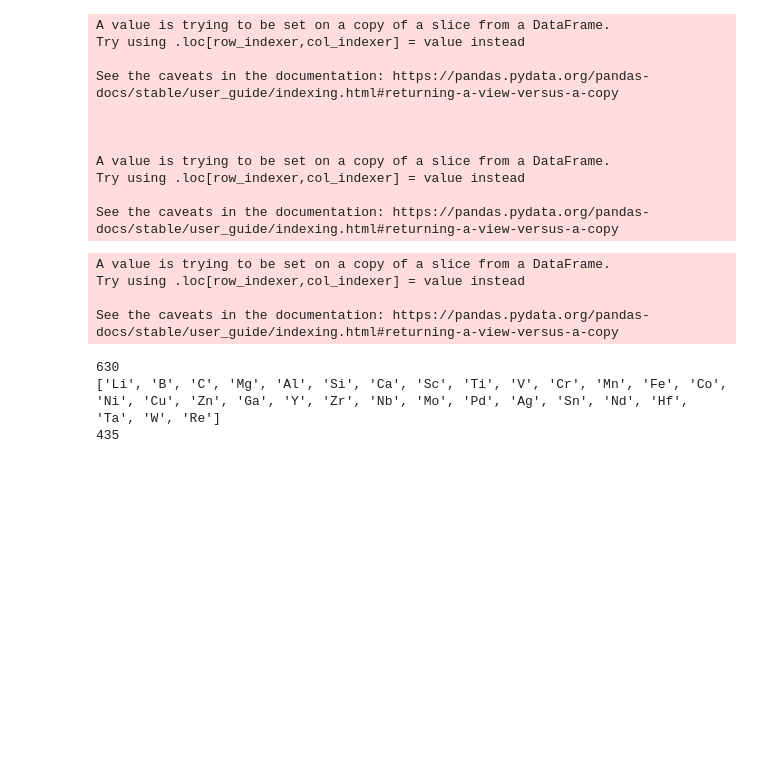
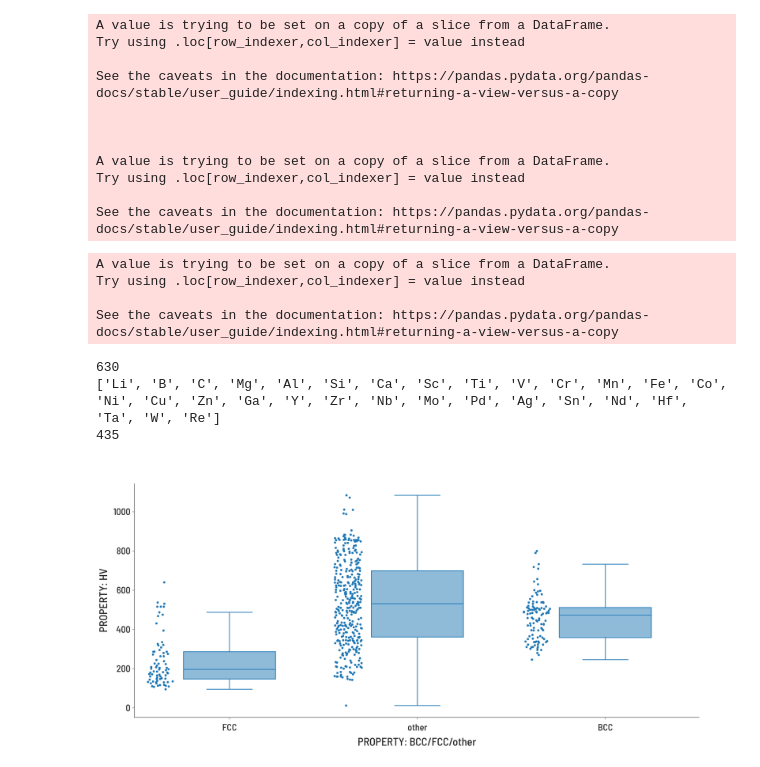
Before and after one commit to CitrineInformatics/MPEA_dataset, a Jupyter notebook: get_figures.ipynb, the cells around one changed output. Cells and saved outputs as stored; diff of their text form; code cells hidden in the pictures; blank space fills up the shorter version.

```diff
--- a/get_figures.ipynb
+++ b/get_figures.ipynb
@@ -321,3 +321,14 @@ See the caveats in the documentation: https://pandas.pydata.org/pandas-docs/stab
 630
 ['Li', 'B', 'C', 'Mg', 'Al', 'Si', 'Ca', 'Sc', 'Ti', 'V', 'Cr', 'Mn', 'Fe', 'Co', 'Ni', 'Cu', 'Zn', 'Ga', 'Y', 'Zr', 'Nb', 'Mo', 'Pd', 'Ag', 'Sn', 'Nd', 'Hf', 'Ta', 'W', 'Re']
 435
+# %%
+df = pd.read_csv('tests/data_with_added_errors/MPEA_dataset_with_fig4_error.csv')
+#df = df[(df['PROPERTY: Test temperature ($^\circ$C)'] >= 20) & (df['PROPERTY: Test temperature ($^\circ$C)'] <= 25)]
+
+fig = px.box(df, x='PROPERTY: BCC/FCC/other', y='PROPERTY: HV', points='all', hover_name='FORMULA', hover_data=['REFERENCE: doi'])
+fig.update_layout(width=800, height=800)
+fig.update_layout(font=dict(family="Barlow Semi Condensed", size=26))
+fig.show()
+fig.write_image("figures/boxplot.pdf")
+# %% [output]
+[figure, added]
```
Also changed, not shown: 9 other files.
